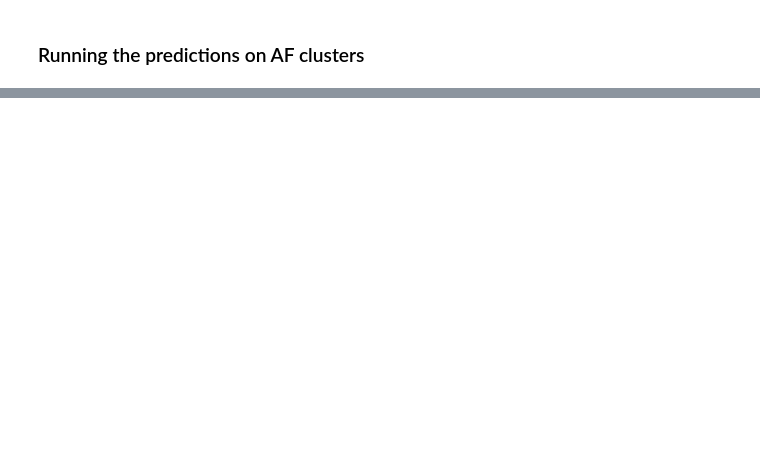
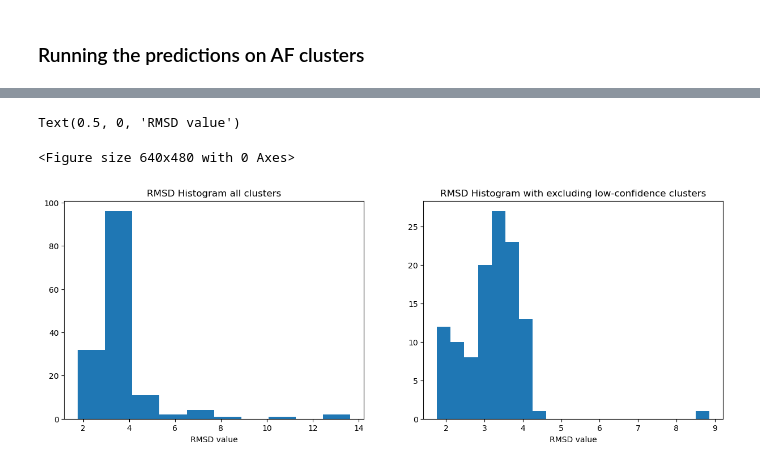
Before and after one commit to masazelic/ml-project-2-girl-mse, a Jupyter notebook: Untitled-1.ipynb, the cells around one changed output, grey strips where cells are left out. Saved outputs shown, nothing was run; the diff lists cells and outputs as text; code cells hidden in the pictures; blank space fills up the shorter version.

```diff
--- a/Untitled-1.ipynb
+++ b/Untitled-1.ipynb
@@ -144,0 +180,5 @@ plt.show()
+# %%
+parent_folder_path = '/Users/marijazelic/github-classroom/CS-433/ml-project-2-girl-mse/output'
+original_pdb_file = "/Users/marijazelic/github-classroom/CS-433/ml-project-2-girl-mse/EL222_chain_A.pdb"
+choose_contigs = "without low-confidenceLOV" # "without low-confidenceLOV", "whole_protein"
+list_scores, list_matched_ids, list_rmsd, list_sequences = run_alignments_on_subfolders(parent_folder_path, original_pdb_file, choose_contigs)
@@ -144,0 +203,22 @@ plt.show()
+# %%
+more_80 = []
+more_80_rmsd = []
+plt.figure()
+
+index = len(list_scores)
+for i in range(index):
+    #plt.figure()
+    #plt.scatter(np.array(list_matched_ids[i]), np.array(list_scores[i]))
+    #label = 'Confidence scores for ' + str(int(i))
+    #plt.title(label)
+    #plt.show()
+    mean_conf = sum(list_scores[i])/len(list_scores[i])
+    if mean_conf > 80:
+        more_80_rmsd.append(list_rmsd[i])
+        more_80.append(mean_conf)
+        plt.scatter(list_matched_ids[i], list_scores[i], s=0.5)
+
+print(more_80)
+print(len(more_80))
+plt.title('Confidence scores')
+plt.show()
@@ -144,0 +229,14 @@ plt.show()
+# %%
+plt.figure()
+fig, ax = plt.subplots(1,2, figsize=(15,5))
+ax[0].hist(list_rmsd)
+ax[0].set_title('RMSD Histogram all clusters')
+ax[0].set_xlabel('RMSD value')
+
+ax[1].hist(more_80_rmsd, 20)
+ax[1].set_title('RMSD Histogram with excluding low-confidence clusters')
+ax[1].set_xlabel('RMSD value')
+# %% [output]
+Text(0.5, 0, 'RMSD value')
+<Figure size 640x480 with 0 Axes>
+[figure, added]
```
Also changed, not shown: parts of 9 cells of this notebook, 2 other files.
